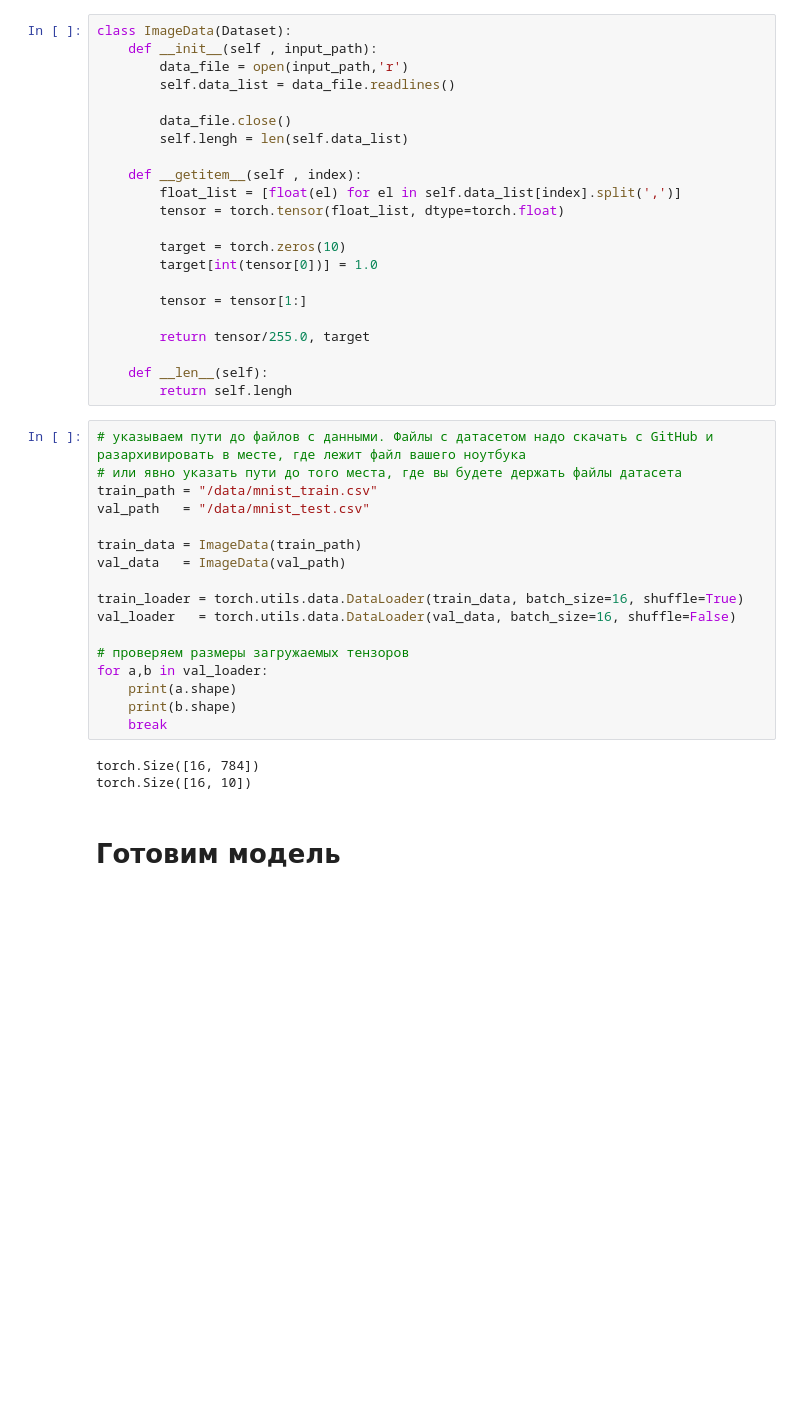
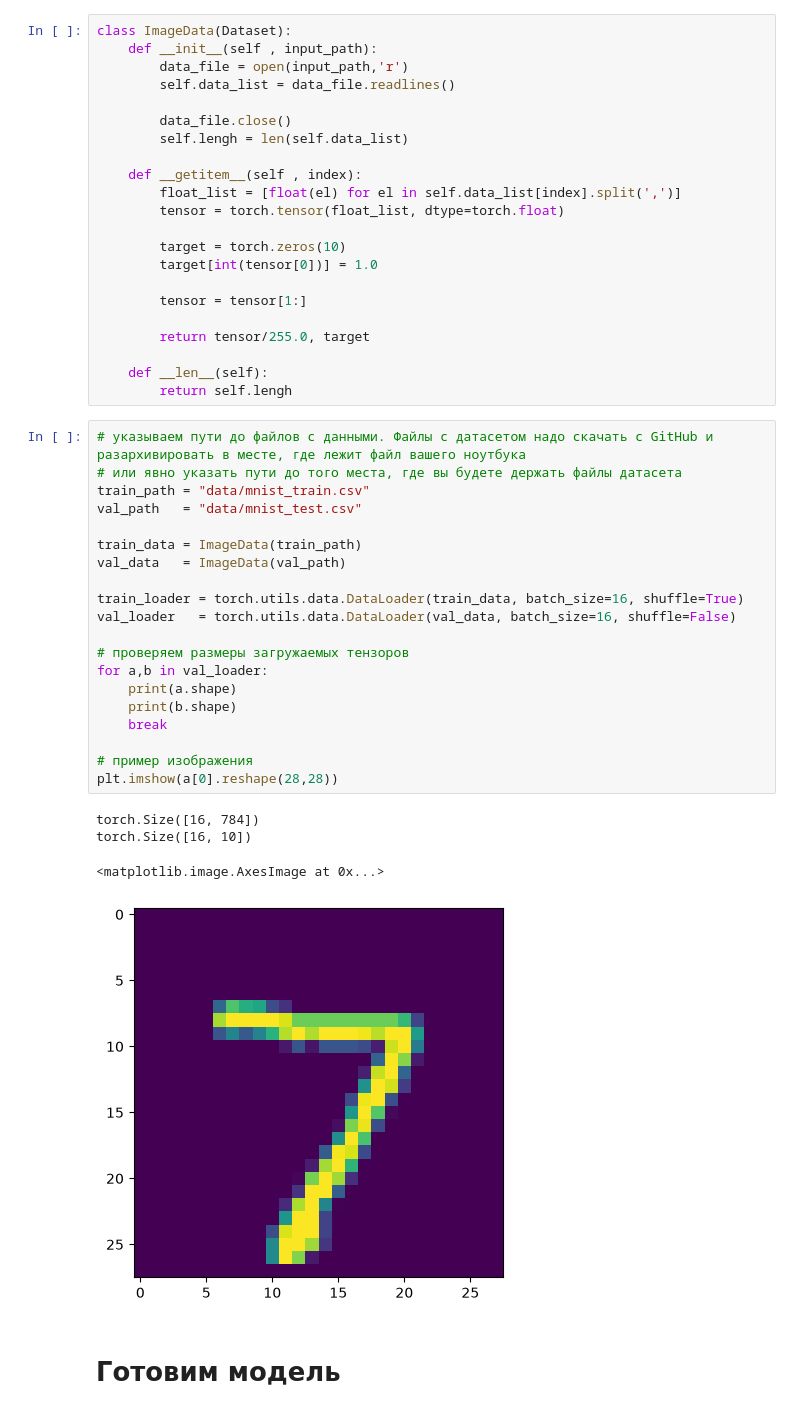
Before and after one commit to roman0810/AI-intro, a Jupyter notebook: lab4/lab4.ipynb, the cells around one changed output. Saved outputs shown, nothing was run; the diff lists cells and outputs as text; blank space fills up the shorter version.

```diff
--- a/lab4/lab4.ipynb
+++ b/lab4/lab4.ipynb
@@ -31,23 +32,28 @@ class ImageData(Dataset):
 # %%
 # указываем пути до файлов с данными. Файлы с датасетом надо скачать с GitHub и разархивировать в месте, где лежит файл вашего ноутбука
 # или явно указать пути до того места, где вы будете держать файлы датасета
-train_path = "/data/mnist_train.csv"
-val_path   = "/data/mnist_test.csv"
+train_path = "data/mnist_train.csv"
+val_path   = "data/mnist_test.csv"
 
 train_data = ImageData(train_path)
 val_data   = ImageData(val_path)
 
 train_loader = torch.utils.data.DataLoader(train_data, batch_size=16, shuffle=True)
 val_loader   = torch.utils.data.DataLoader(val_data, batch_size=16, shuffle=False)
 
 # проверяем размеры загружаемых тензоров
 for a,b in val_loader:
     print(a.shape)
     print(b.shape)
     break
+
+# пример изображения
+plt.imshow(a[0].reshape(28,28))
 # %% [output]
 torch.Size([16, 784])
 torch.Size([16, 10])
+<matplotlib.image.AxesImage at 0x...>
+[figure, added]
 # %% [markdown]
 # Готовим модель
 # %%
```
Also changed, not shown: parts of 5 cells of this notebook.
